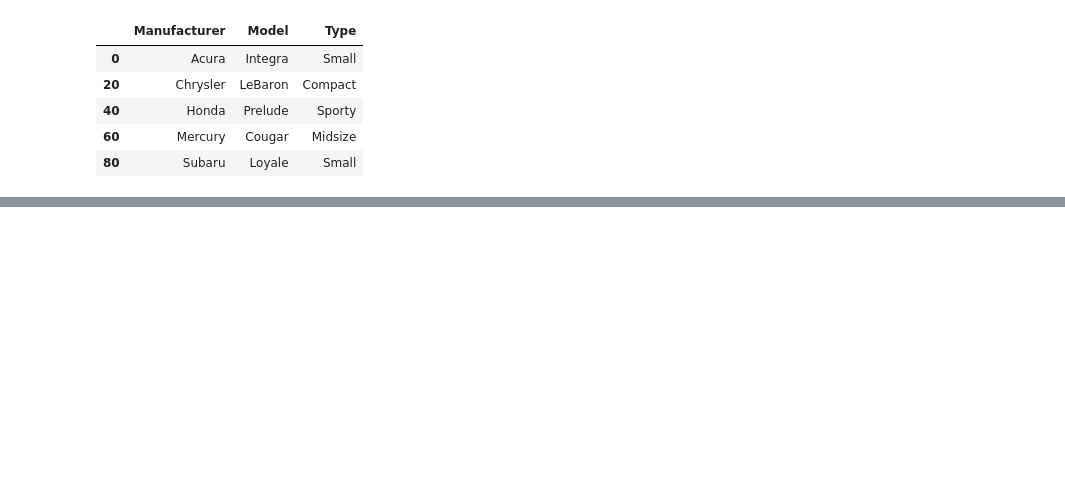
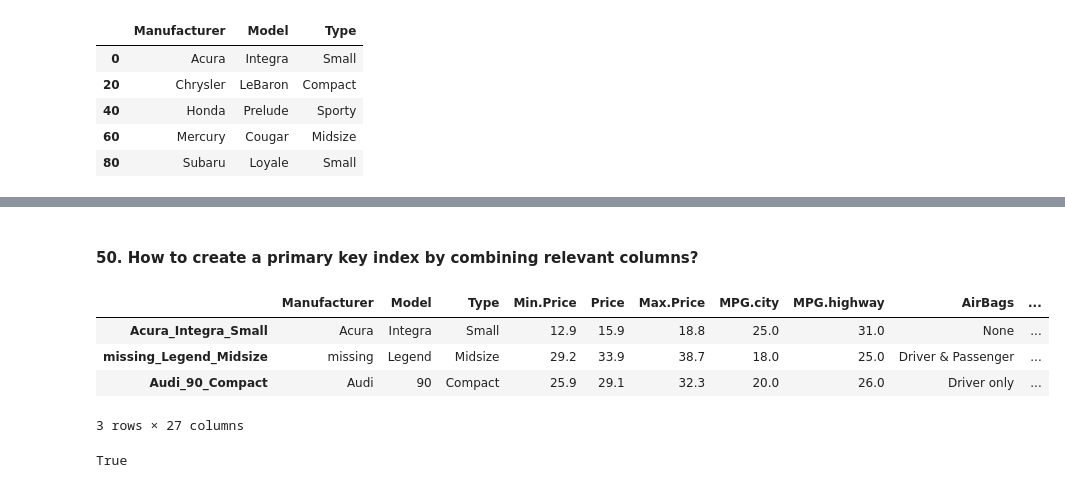
Before and after one commit to KarimaCha/Exercises_Python_NumPy_Pandas, a Jupyter notebook: 03_Pandas_Exercises_KC.ipynb, the cells around one changed output, grey strips where cells are left out. Cells and saved outputs as stored; diff of their text form; code cells hidden in the pictures; blank space fills up the shorter version.

```diff
--- a/03_Pandas_Exercises_KC.ipynb
+++ b/03_Pandas_Exercises_KC.ipynb
@@ -2212,0 +2208,2 @@ df.loc[np.arange(0,len(df),20), ['Manufacturer', 'Model', 'Type']]
+# %% [markdown]
+#### 50. How to create a primary key index by combining relevant columns?
@@ -2212,0 +2213,18 @@ df.loc[np.arange(0,len(df),20), ['Manufacturer', 'Model', 'Type']]
+# %%
+# Part 1: In df, Replace NaNs with ‘missing’ in columns 'Manufacturer', 'Model' and 'Type'.
+df[['Manufacturer', 'Model', 'Type']] = df[['Manufacturer', 'Model', 'Type']].fillna('missing')
+# %%
+# Part 2: Create a index as a combination of these three columns.
+df.index = df.Manufacturer + '_' + df.Model + '_' + df.Type
+df.head(3)
+# %% [output]
+|  | Manufacturer | Model | Type | Min.Price | Price | Max.Price | MPG.city | MPG.highway | AirBags | ... |
+| Acura_Integra_Small | Acura | Integra | Small | 12.9 | 15.9 | 18.8 | 25.0 | 31.0 | None | ... |
+| missing_Legend_Midsize | missing | Legend | Midsize | 29.2 | 33.9 | 38.7 | 18.0 | 25.0 | Driver & Passenger | ... |
+| Audi_90_Compact | Audi | 90 | Compact | 25.9 | 29.1 | 32.3 | 20.0 | 26.0 | Driver only | ... |
+3 rows × 27 columns
+# %%
+# Part 3: Check if the index is a primary key.
+df.index.is_unique
+# %% [output]
+True
```
Also changed, not shown: parts of 18 cells of this notebook.
